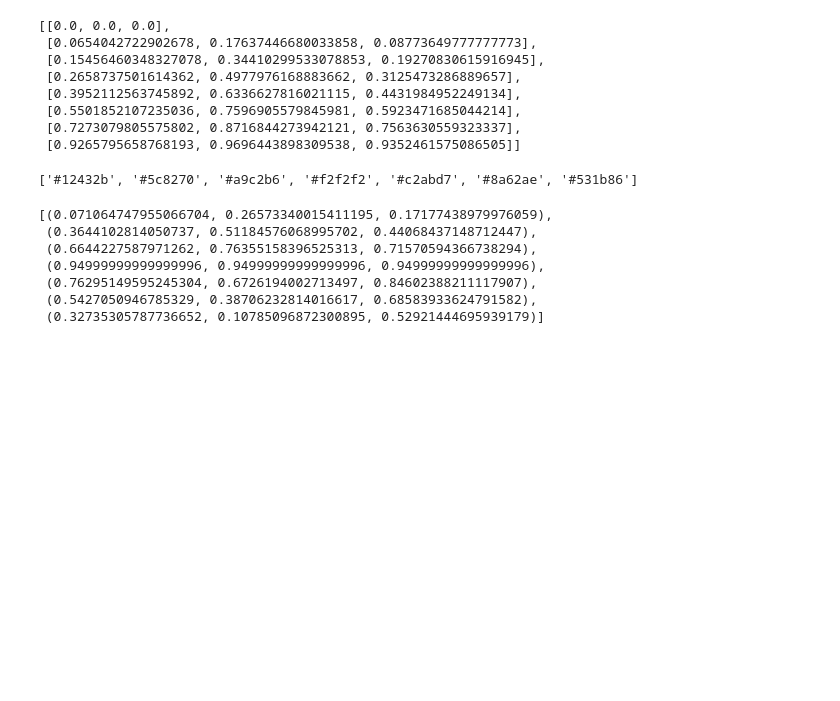
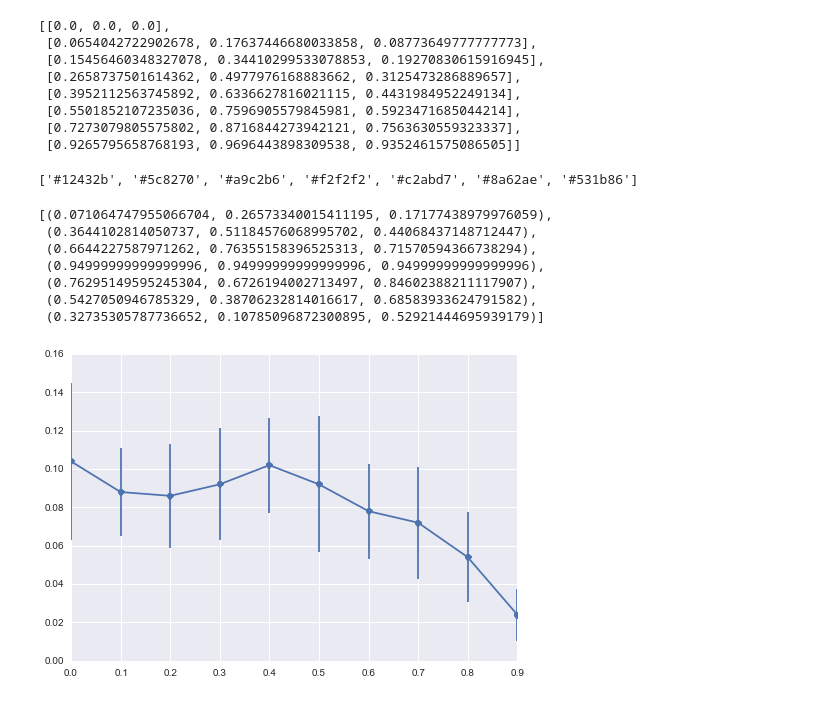
Before and after one commit to rabitt/contour_classification, a Jupyter notebook: results_plots.ipynb, the cells around one changed output. Saved outputs shown, nothing was run; the diff lists cells and outputs as text; code cells hidden in the pictures; blank space fills up the shorter version.

```diff
--- a/results_plots.ipynb
+++ b/results_plots.ipynb
@@ -502,3 +502,32 @@ x = sns.diverging_palette(145, 280, s=85, l=25, n=7)
  (0.76295149595245304, 0.6726194002713497, 0.84602388211117907),
  (0.5427050946785329, 0.38706232814016617, 0.68583933624791582),
  (0.32735305787736652, 0.10785096872300895, 0.52921444695939179)]
+# %%
+olap_vals = np.arange(0, 1, 0.1)
+mel1_alpha_mean = [0.104,
+0.088,
+0.086,
+0.092,
+0.102,
+0.092,
+0.078,
+0.072,
+0.054,
+0.024]
+mel1_alpha_std = [0.04079215611,
+0.02315167381,
+0.02727636339,
+0.02925747768,
+0.02481934729,
+0.03544009029,
+0.02481934729,
+0.02925747768,
+0.02332380758,
+0.01356465997]
+# %%
+plt.errorbar(olap_vals, mel1_alpha_mean,
+                  mel1_alpha_std, label='Melody 1',
+                  linestyle='-', marker='o', alpha=1, capsize=0)
+plt.show()
+# %% [output]
+[figure, added]
```
Also changed, not shown: parts of 1 cell of this notebook.
